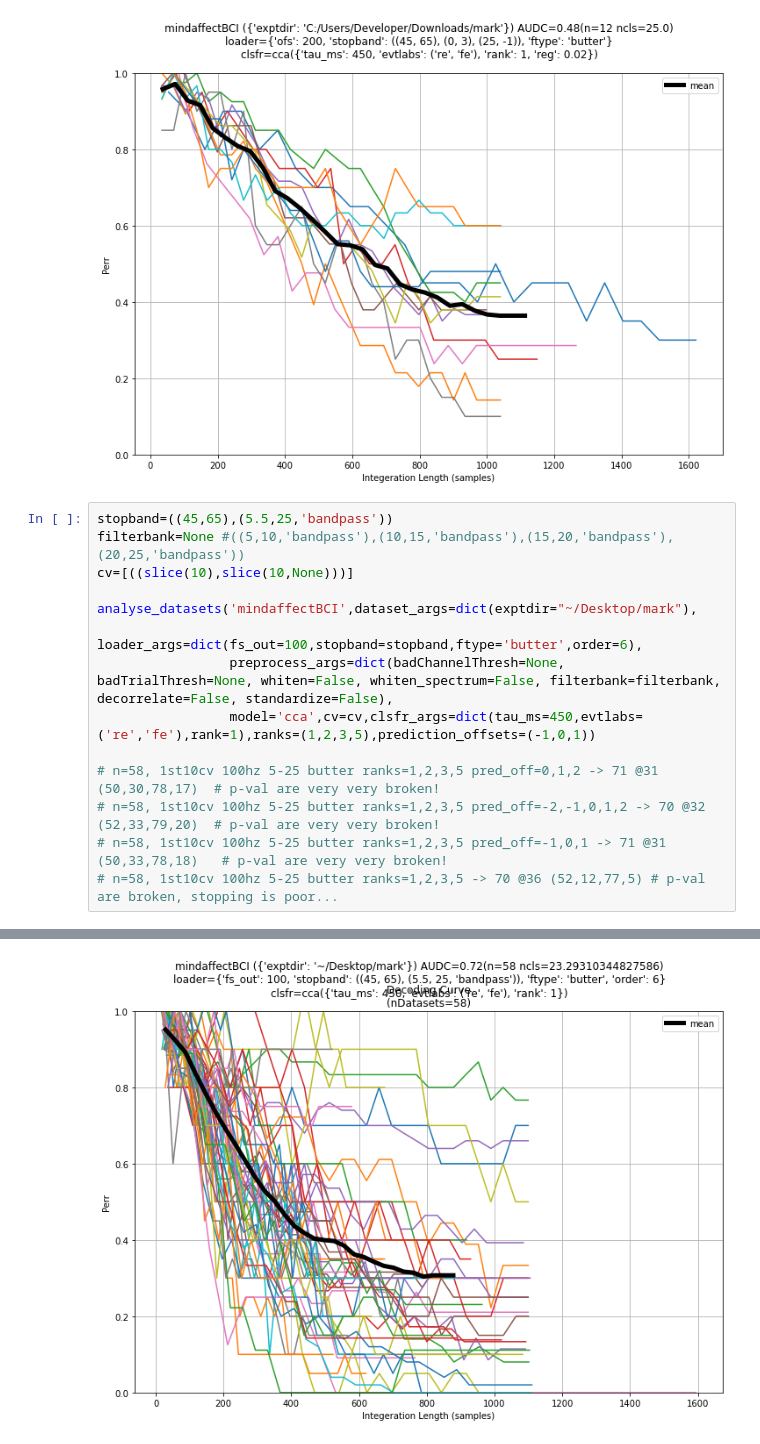
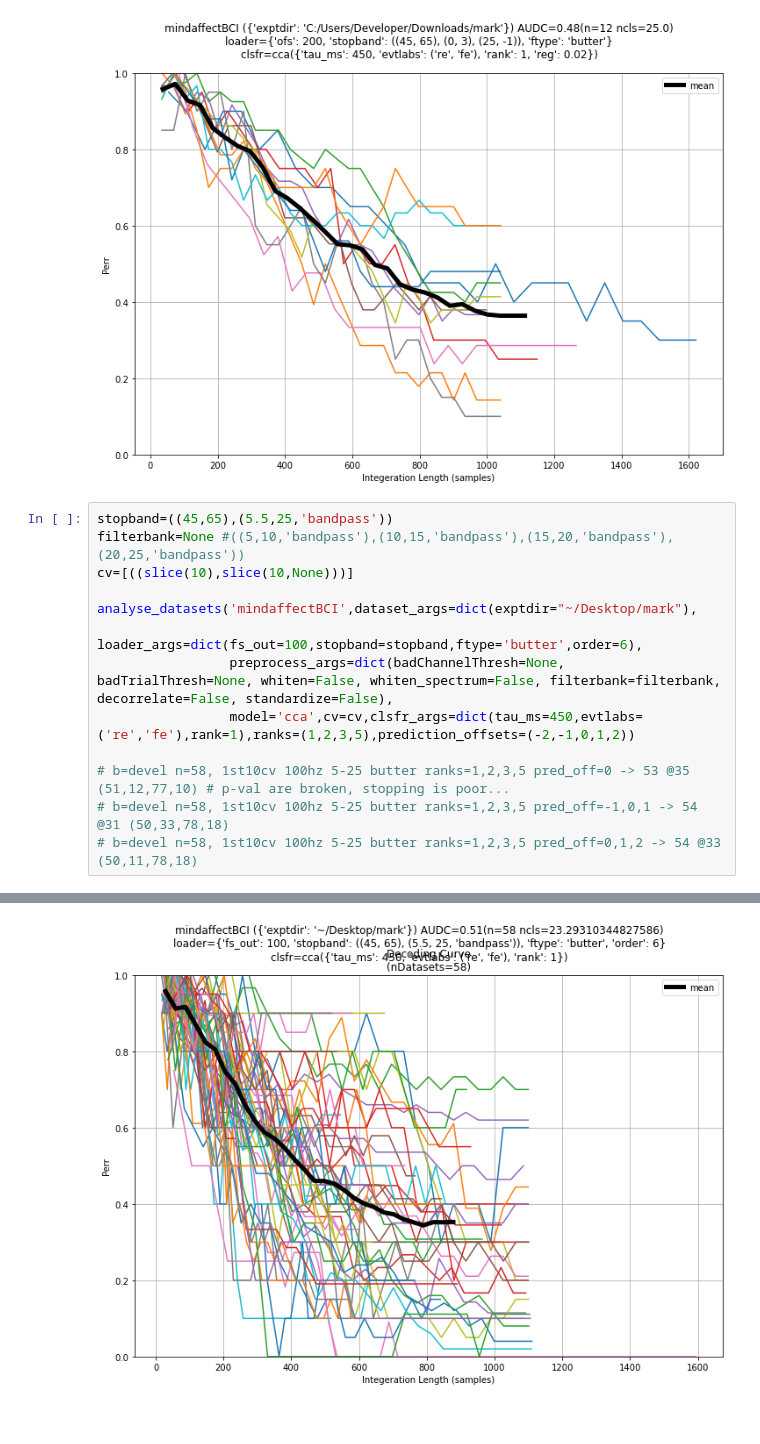
Before and after one commit to mindaffect/pymindaffectBCI, a Jupyter notebook: mindaffectBCI/decoder/analyse_datasets.ipynb, the cells around one changed output, grey strips where cells are left out. Cells and saved outputs as stored; diff of their text form.

```diff
--- a/mindaffectBCI/decoder/analyse_datasets.ipynb
+++ b/mindaffectBCI/decoder/analyse_datasets.ipynb
@@ -380,12 +388,11 @@ cv=[((slice(10),slice(10,None)))]
 analyse_datasets('mindaffectBCI',dataset_args=dict(exptdir="~/Desktop/mark"),
                  loader_args=dict(fs_out=100,stopband=stopband,ftype='butter',order=6),
                  preprocess_args=dict(badChannelThresh=None, badTrialThresh=None, whiten=False, whiten_spectrum=False, filterbank=filterbank, decorrelate=False, standardize=False),
-                 model='cca',cv=cv,clsfr_args=dict(tau_ms=450,evtlabs=('re','fe'),rank=1),ranks=(1,2,3,5),prediction_offsets=(-1,0,1))
+                 model='cca',cv=cv,clsfr_args=dict(tau_ms=450,evtlabs=('re','fe'),rank=1),ranks=(1,2,3,5),prediction_offsets=(-2,-1,0,1,2))
 
-# n=58, 1st10cv 100hz 5-25 butter ranks=1,2,3,5 pred_off=0,1,2 -> 71 @31 (50,30,78,17)  # p-val are very very broken!
-# n=58, 1st10cv 100hz 5-25 butter ranks=1,2,3,5 pred_off=-2,-1,0,1,2 -> 70 @32 (52,33,79,20)  # p-val are very very broken!
-# n=58, 1st10cv 100hz 5-25 butter ranks=1,2,3,5 pred_off=-1,0,1 -> 71 @31 (50,33,78,18)   # p-val are very very broken!
-# n=58, 1st10cv 100hz 5-25 butter ranks=1,2,3,5 -> 70 @36 (52,12,77,5) # p-val are broken, stopping is poor...
+# b=devel n=58, 1st10cv 100hz 5-25 butter ranks=1,2,3,5 pred_off=0 -> 53 @35 (51,12,77,10) # p-val are broken, stopping is poor...
+# b=devel n=58, 1st10cv 100hz 5-25 butter ranks=1,2,3,5 pred_off=-1,0,1 -> 54 @31 (50,33,78,18)
+# b=devel n=58, 1st10cv 100hz 5-25 butter ranks=1,2,3,5 pred_off=0,1,2 -> 54 @33 (50,11,78,18)
 # %% [output]
 0) C:\Users\Developer/Desktop/mark\mindaffectBCI_brainflow_200911_1229_90cal.txt
 Loading C:\Users\Developer/Desktop/mark\mindaffectBCI_brainflow_200911_1229_90cal.txt
@@ -424 +414 @@ Int Lens:..............................
-[figure, old version]
+[figure, new version]
```
Also changed, not shown: parts of 3 cells of this notebook, 7 other files.
